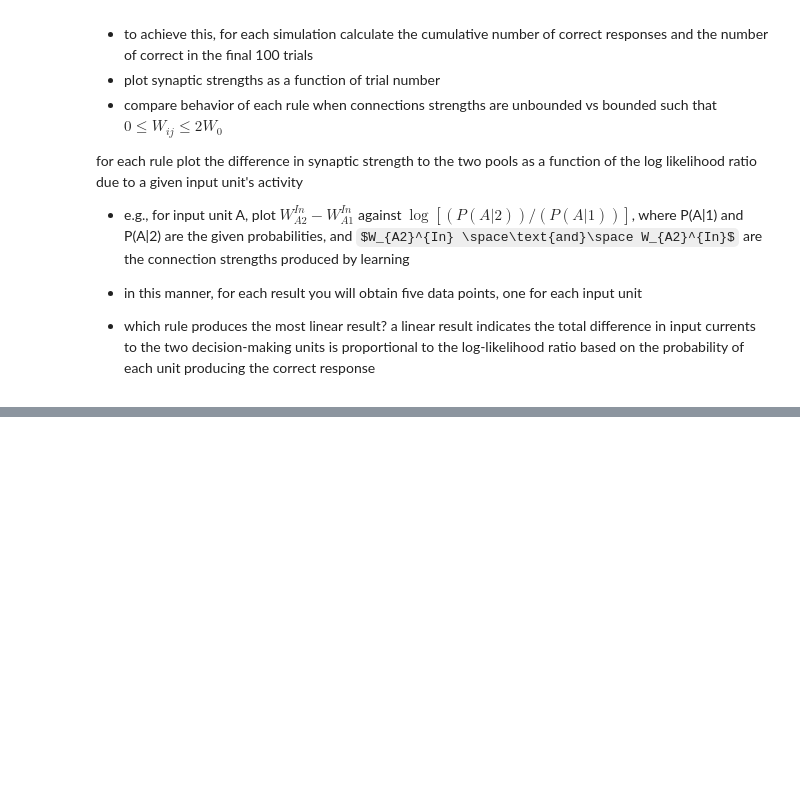
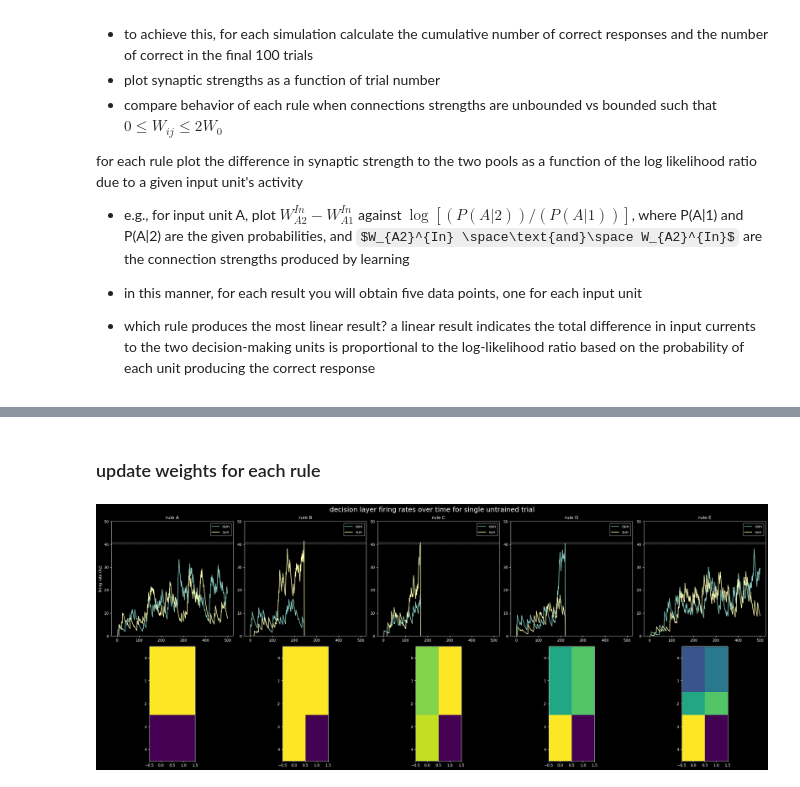
Before and after one commit to polsen99/intro_comp_neuro, a Jupyter notebook: ch8 (learning and synaptic plasticity)/tutorial 8.3 - learning the weather-prediction task in a neural circuit.ipynb, the cells around one changed output, grey strips where cells are left out. Cells and saved outputs as stored; diff of their text form; code cells hidden in the pictures; some formulas as TeX source; blank space fills up the shorter version.

```diff
--- a/ch8 (learning and synaptic plasticity)/tutorial 8.3 - learning the weather-prediction task in a neural circuit.ipynb
+++ b/ch8 (learning and synaptic plasticity)/tutorial 8.3 - learning the weather-prediction task in a neural circuit.ipynb
@@ -81,6 +99,7 @@ RAIN_PROBS = np.array([0.05, 0.25, 0.5, 0.75, 0.95])
 CHOICE_THRESH = 40
 P_SUN = 0.5
 P_RAIN = 1 - P_SUN
+RULES = ['a', 'b', 'c', 'd', 'e']
 
 # firing rate parameters
 w_0 = 0.2
@@ -265,12 +139,0 @@ def run_trials(num_trials=800, rule='a', bound_weights=False):
-# %%
-test_params = initialize_network(rule='a', bound_weights=False)
-result = run_trial(test_params)
-fig, ax = plt.subplots(1, 2, figsize=(15, 5))
-print(f"decision = {result['made_choice']}, correct decision = {result['correct_choice']}")
-ax[0].plot(result['r_decision_over_time'][:, 0], label='rain')
-ax[0].plot(result['r_decision_over_time'][:, 1], label='sun')
-ax[0].set_ylim(0, 50)
-ax[0].axhspan(40, 41, linestyle='--', alpha=0.3, color='gray', label='decision threshold')
-ax[1].imshow(result['w_in'])
-ax[0].legend()
-plt.show()
@@ -294,3 +139,0 @@ plt.show()
-# %%
-is_correct, weights = run_trials()
-final_weights_a = np.asarray(weights[-10])
@@ -479,4 +139,0 @@ plt.show()
-# %%
-is_correct, weights = run_trials(rule='b')
-final_weights_b = np.asarray(weights[-1])
-plt.imshow(final_weights_b)
@@ -982,0 +172,2 @@ plt.imshow(final_weights_e)
+# %% [markdown]
+### update weights for each rule
@@ -982,0 +323,24 @@ plt.imshow(final_weights_e)
+# %%
+fig, ax = plt.subplots(2, 5, figsize=(25,10))
+
+unbound_params = initialize_network(rule='a', bound_weights=False)
+
+for i, rule in enumerate(RULES):
+    unbound_params['rule'] = rule
+    result = run_trial(unbound_params)
+
+    ax[0][i].plot(result['r_decision_over_time'][:, 0], label='rain')
+    ax[0][i].plot(result['r_decision_over_time'][:, 1], label='sun')
+    ax[0][i].set_ylim(0, 50)
+    ax[0][i].axhspan(40, 41, linestyle='--', alpha=0.3, color='gray')
+    ax[0][i].legend()
+    ax[0][i].set_title(f'rule {rule.upper()}')
+
+    ax[1][i].imshow(result['w_in'])
+
+ax[0][0].set_ylabel('firing rate (hz)')
+fig.suptitle('decision layer firing rates over time for single untrained trial', fontsize=18)
+plt.tight_layout()
+plt.show()
+# %% [output]
+[figure, added]
```
Also changed, not shown: parts of 44 cells of this notebook.
